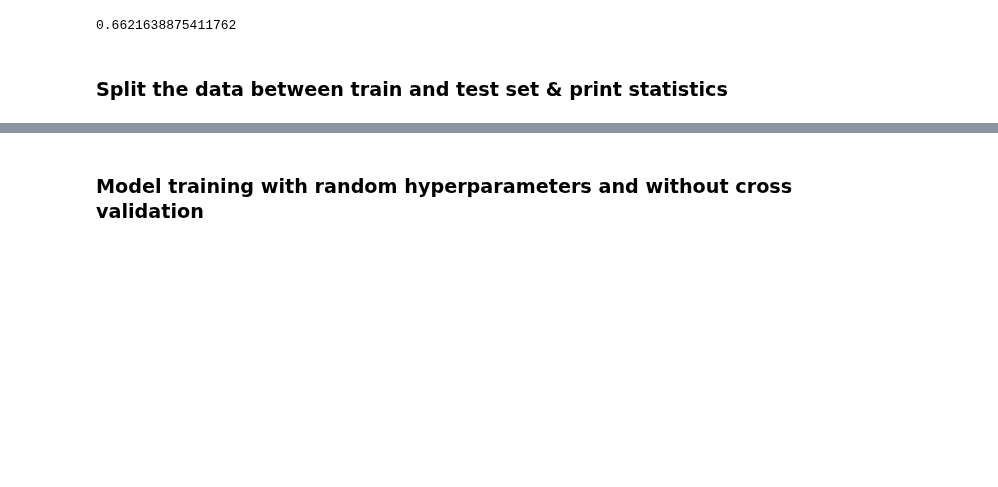
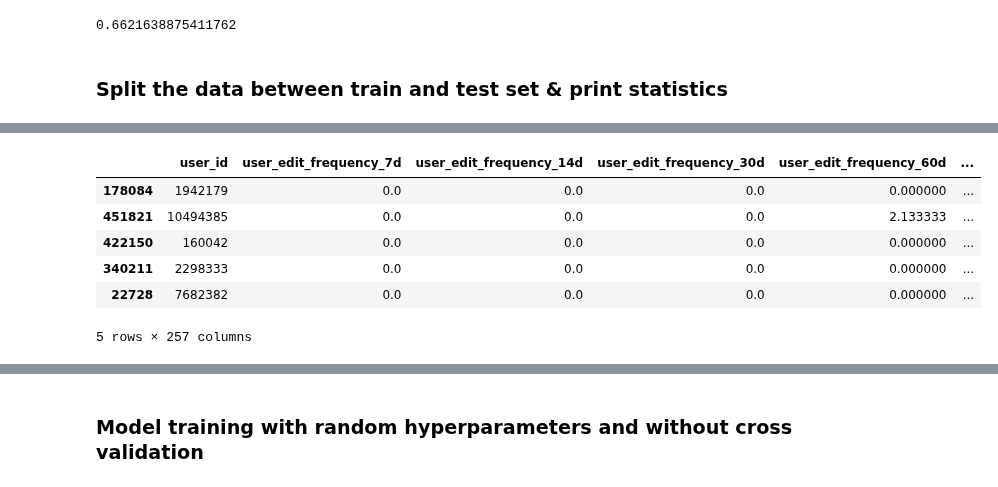
Before and after one commit to rspseshasai/vandalism_detection_osm, a Jupyter notebook: model/xgboost_model_for_contribution_data.ipynb, the cells around one changed output, grey strips where cells are left out. Cells and saved outputs as stored; diff of their text form; code cells hidden in the pictures; blank space fills up the shorter version.

```diff
--- a/model/xgboost_model_for_contribution_data.ipynb
+++ b/model/xgboost_model_for_contribution_data.ipynb
@@ -247,0 +295,10 @@ Vandalism Ratio: 0.6622
+# %%
+X_val.head()
+# %% [output]
+|  | user_id | user_edit_frequency_7d | user_edit_frequency_14d | user_edit_frequency_30d | user_edit_frequency_60d | ... |
+| 178084 | 1942179 | 0.0 | 0.0 | 0.0 | 0.000000 | ... |
+| 451821 | 10494385 | 0.0 | 0.0 | 0.0 | 2.133333 | ... |
+| 422150 | 160042 | 0.0 | 0.0 | 0.0 | 0.000000 | ... |
+| 340211 | 2298333 | 0.0 | 0.0 | 0.0 | 0.000000 | ... |
+| 22728 | 7682382 | 0.0 | 0.0 | 0.0 | 0.000000 | ... |
+5 rows × 257 columns
```
Also changed, not shown: parts of 7 cells of this notebook, 1 other file.
